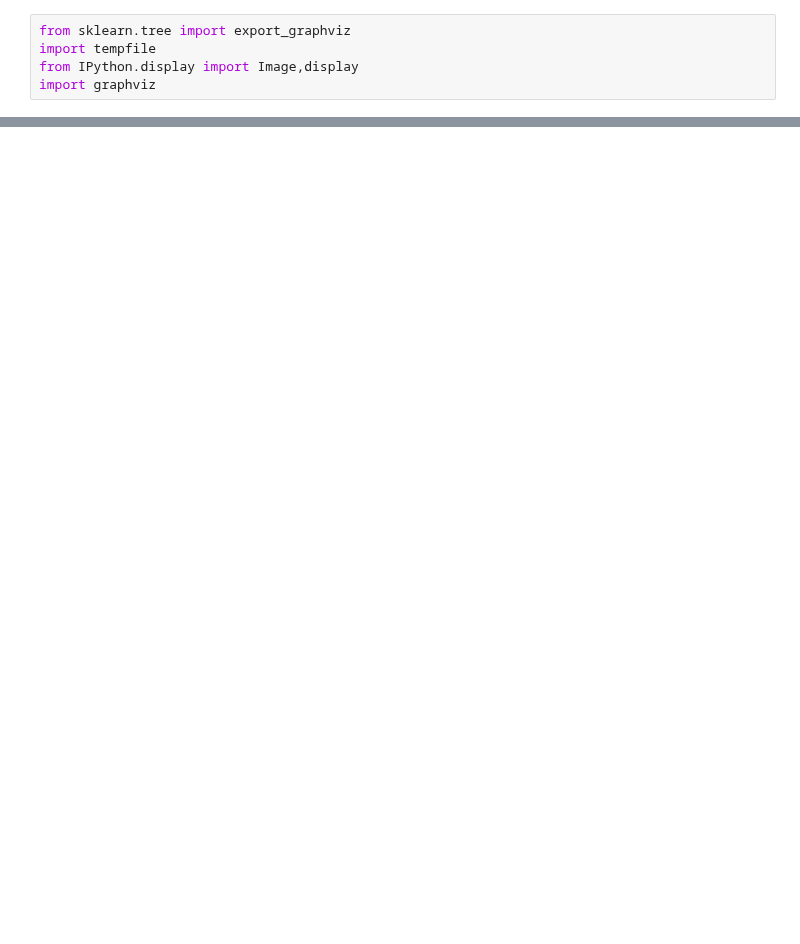
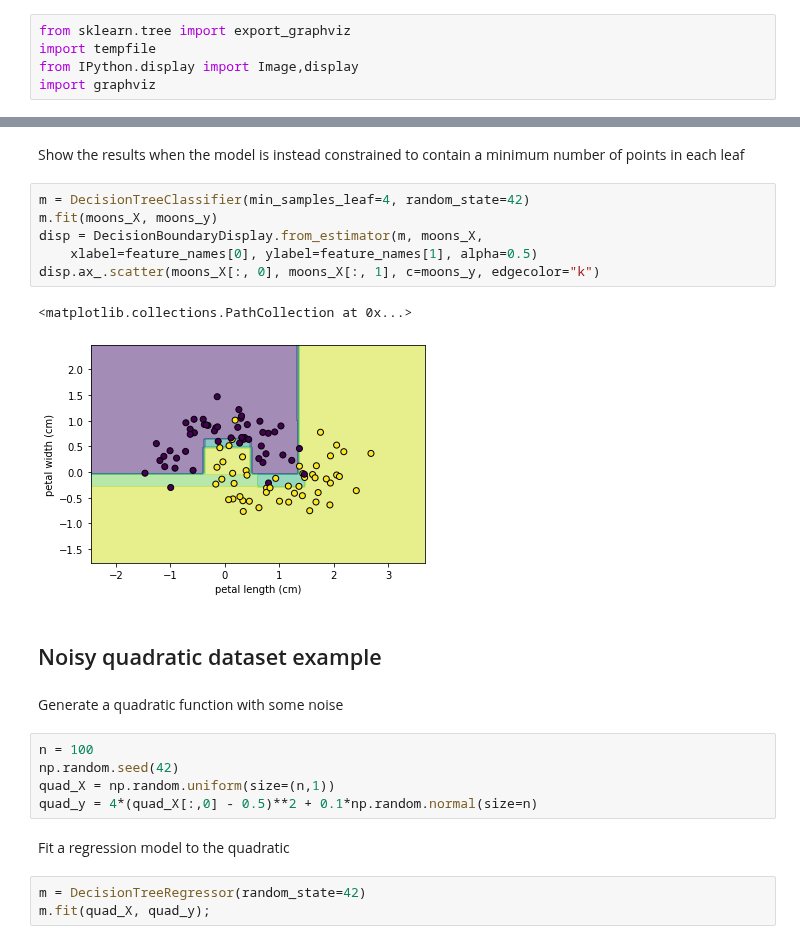
Before and after one commit to kms15/reading_notes, a Jupyter notebook: handsonml2e/handson-ml2-06.ipynb, the cells around one changed output, grey strips where cells are left out. Drawn from its saved outputs; the diff is of its cells as text; blank space fills up the shorter version.

```diff
--- a/handsonml2e/handson-ml2-06.ipynb
+++ b/handsonml2e/handson-ml2-06.ipynb
@@ -30,0 +74,25 @@ with tempfile.NamedTemporaryFile('w+t', suffix=".dot") as dotfile, \
+# %% [markdown]
+Show the results when the model is instead constrained to contain a minimum number of points in each leaf
+# %%
+m = DecisionTreeClassifier(min_samples_leaf=4, random_state=42)
+m.fit(moons_X, moons_y)
+disp = DecisionBoundaryDisplay.from_estimator(m, moons_X,
+    xlabel=feature_names[0], ylabel=feature_names[1], alpha=0.5)
+disp.ax_.scatter(moons_X[:, 0], moons_X[:, 1], c=moons_y, edgecolor="k")
+# %% [output]
+<matplotlib.collections.PathCollection at 0x...>
+[figure, added]
+# %% [markdown]
+## Noisy quadratic dataset example
+# %% [markdown]
+Generate a quadratic function with some noise
+# %%
+n = 100
+np.random.seed(42)
+quad_X = np.random.uniform(size=(n,1))
+quad_y = 4*(quad_X[:,0] - 0.5)**2 + 0.1*np.random.normal(size=n)
+# %% [markdown]
+Fit a regression model to the quadratic
+# %%
+m = DecisionTreeRegressor(random_state=42)
+m.fit(quad_X, quad_y);
```
Also changed, not shown: parts of 29 cells of this notebook, 1 other file.
